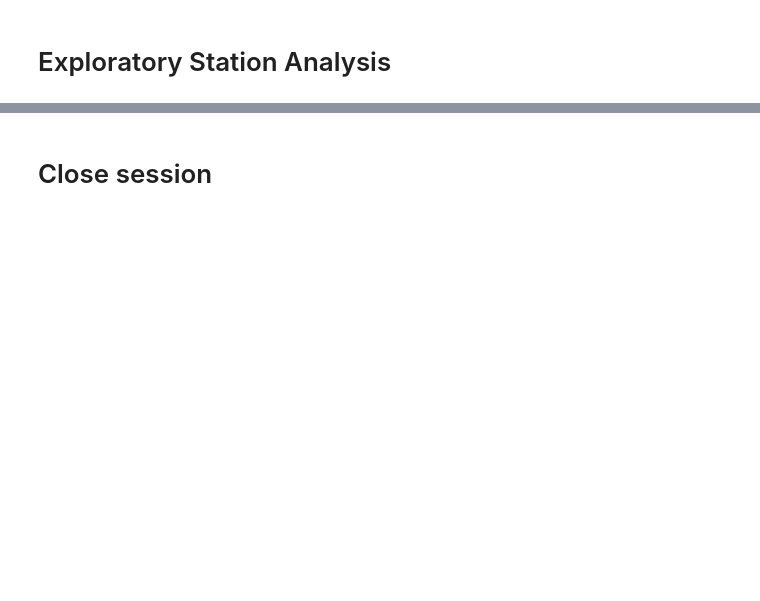
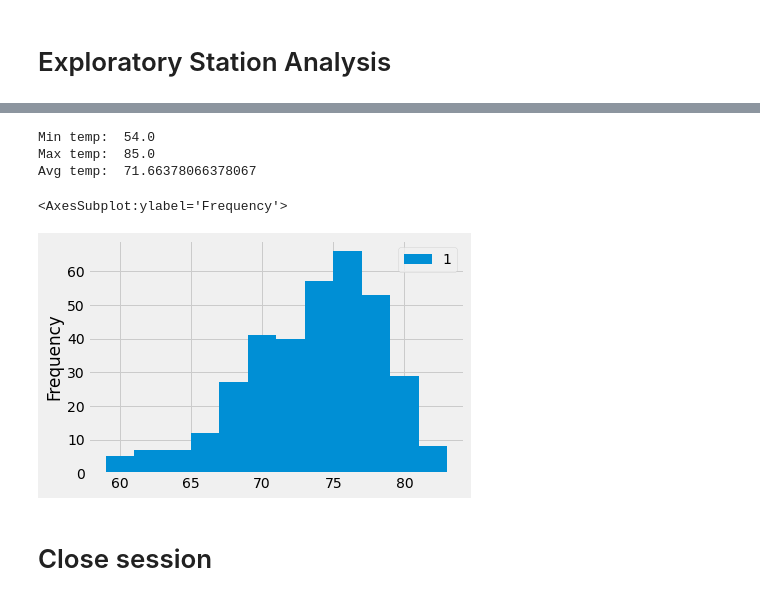
Before and after one commit to 33north/08__SQLAlchemy__sqlalchemy-challenge, a Jupyter notebook: climate_starter.ipynb, the cells around one changed output, grey strips where cells are left out. Drawn from its saved outputs; the diff is of its cells as text; code cells hidden in the pictures; blank space fills up the shorter version.

```diff
--- a/climate_starter.ipynb
+++ b/climate_starter.ipynb
@@ -168,3 +162,14 @@ NameError: name 'max_date_item' is not defined
 # %%
 # Design a query to find the most active stations (i.e. what stations have the most rows?)
 # List the stations and the counts in descending order.
+from sqlalchemy import distinct, desc
+
+station_each_ct = session.query(func.count(distinct(Measurement.station)))
+
+distinct_station = session.query(Measurement.station, func.count(Measurement.station).label("Station Activity")).group_by(Measurement.station)
+# print(distinct_station)
+
+sorted_list = distinct_station.order_by(desc("Station Activity")).all()
+
+for i in sorted_list:
+    print(i)
@@ -173,6 +186,34 @@ NameError: name 'max_date_item' is not defined
+# %%
+# Using the most active station id from the previous query, calculate the lowest, highest, and average temperature.
+
+temp_calc_min = session.query(func.min(Measurement.tobs)).filter(Measurement.station == sorted_list[0][0]).scalar()
+print("Min temp: ", temp_calc_min)
+
+temp_calc_max = session.query(func.max(Measurement.tobs)).filter(Measurement.station == sorted_list[0][0]).scalar()
+print("Max temp: ", temp_calc_max)
+
+temp_calc_avg = session.query(func.avg(Measurement.tobs)).filter(Measurement.station == sorted_list[0][0]).scalar()
+print("Avg temp: ", temp_calc_avg)
+
+
+# for i in temp_calc:
+#     print(i)
+# %% [output]
+Min temp:  54.0
+Max temp:  85.0
+Avg temp:  71.66378066378067
 # %%
 # Using the most active station id
 # Query the last 12 months of temperature observation data for this station and plot the results as a histogram
+
+temp_year = session.query(Measurement.date, Measurement.tobs).filter(Measurement.date > time1, Measurement.station == sorted_list[0][0]).all()
+
+temp_year_df = pd.DataFrame(temp_year)
+
+temp_year_df.plot.hist(bins = 12)
+# %% [output]
+<AxesSubplot:ylabel='Frequency'>
+[figure, added]
 # %% [markdown]
 # Close session
 # %%
```
Also changed, not shown: parts of 8 cells of this notebook, 1 other file.
